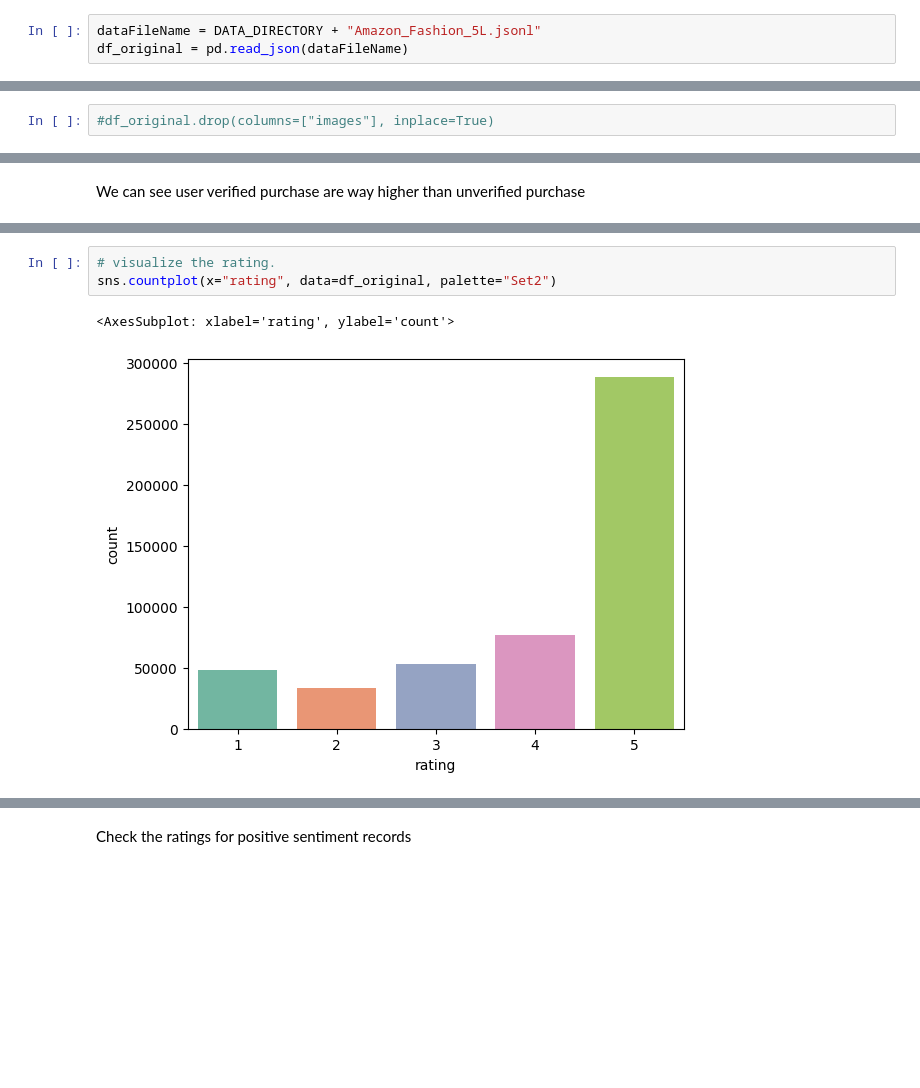
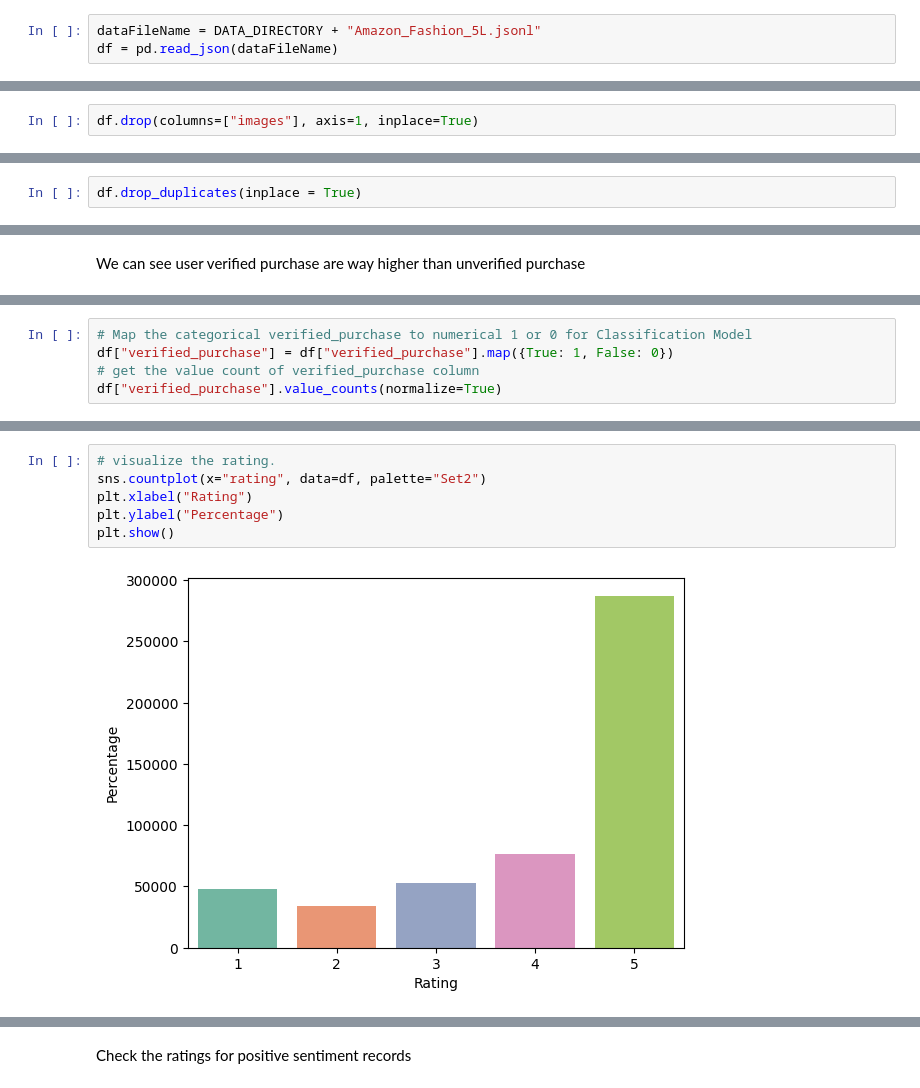
Before and after one commit to Awadhesh43/HybridSentimentBERTRecommendation, a Jupyter notebook: Hybrid-Recommendation-Model.ipynb, the cells around one changed output, grey strips where cells are left out. Saved outputs shown, nothing was run; the diff lists cells and outputs as text; blank space fills up the shorter version.

```diff
--- a/Hybrid-Recommendation-Model.ipynb
+++ b/Hybrid-Recommendation-Model.ipynb
@@ -62,7 +32,7 @@ DATA_DIRECTORY = "data\\"
 Load the data from the input file
 # %%
 dataFileName = DATA_DIRECTORY + "Amazon_Fashion_5L.jsonl"
-df_original = pd.read_json(dataFileName)
+df = pd.read_json(dataFileName)
 # %% [markdown]
 Print shape and first 5 rows
 # %%
@@ -118,4 +88,4 @@ No Missing values
 # %% [markdown]
 Check column images and drop as it will not be used for recommendation model building
 # %%
-#df_original.drop(columns=["images"], inplace=True)
+df.drop(columns=["images"], axis=1, inplace=True)
@@ -123,0 +102,2 @@ Check column verified Purchase
+# %%
+df.drop_duplicates(inplace = True)
@@ -154,0 +132,5 @@ Analyze the rating column
+# %%
+# Map the categorical verified_purchase to numerical 1 or 0 for Classification Model
+df["verified_purchase"] = df["verified_purchase"].map({True: 1, False: 0})
+# get the value count of verified_purchase column
+df["verified_purchase"].value_counts(normalize=True)
@@ -167,6 +156,8 @@ Almost 72% of reviews have rating of 4 and above. 57.6% of the reviews have rati
 # %%
 # visualize the rating.
-sns.countplot(x="rating", data=df_original, palette="Set2")
+sns.countplot(x="rating", data=df, palette="Set2")
+plt.xlabel("Rating")
+plt.ylabel("Percentage")
+plt.show()
 # %% [output]
-<AxesSubplot: xlabel='rating', ylabel='count'>
-[figure, old version]
+[figure, new version]
```
Also changed, not shown: parts of 310 cells of this notebook, 43 other files.
